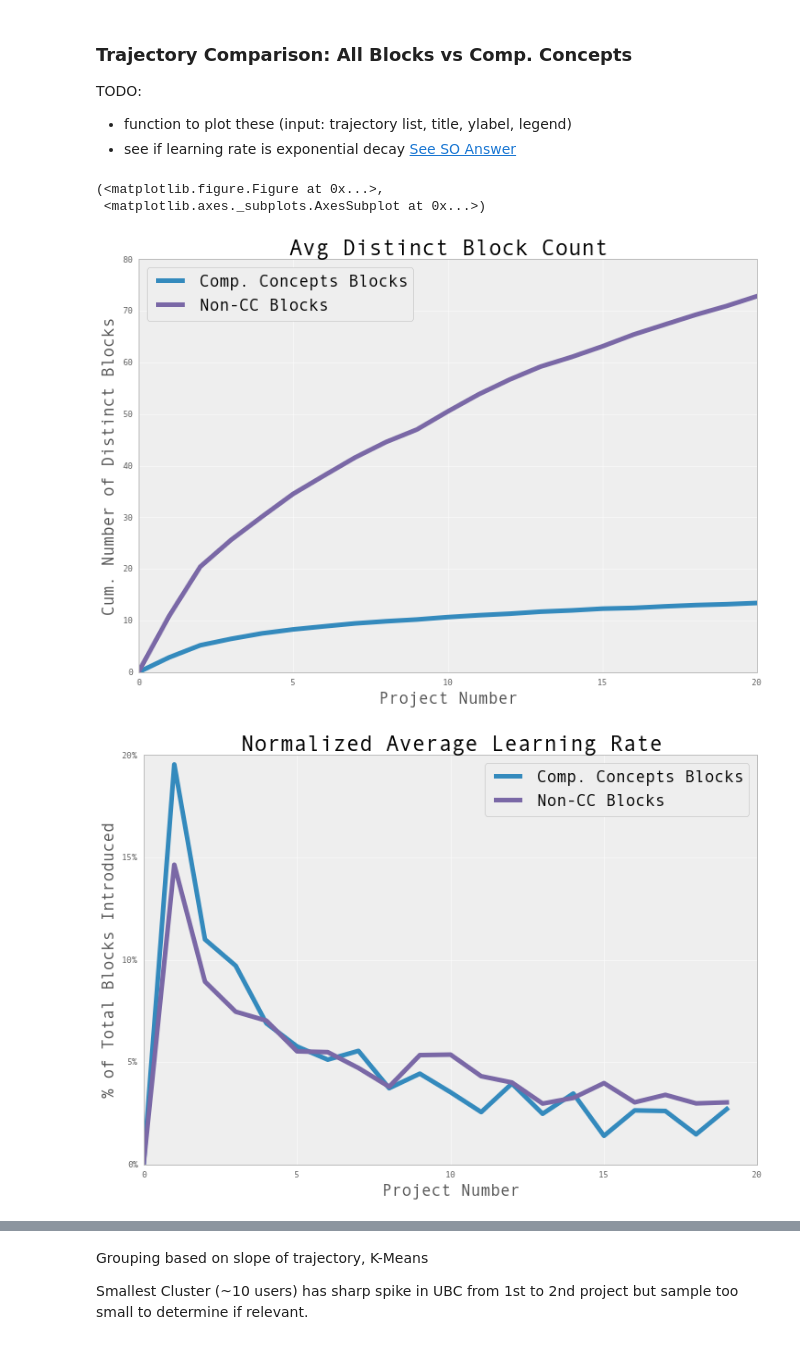
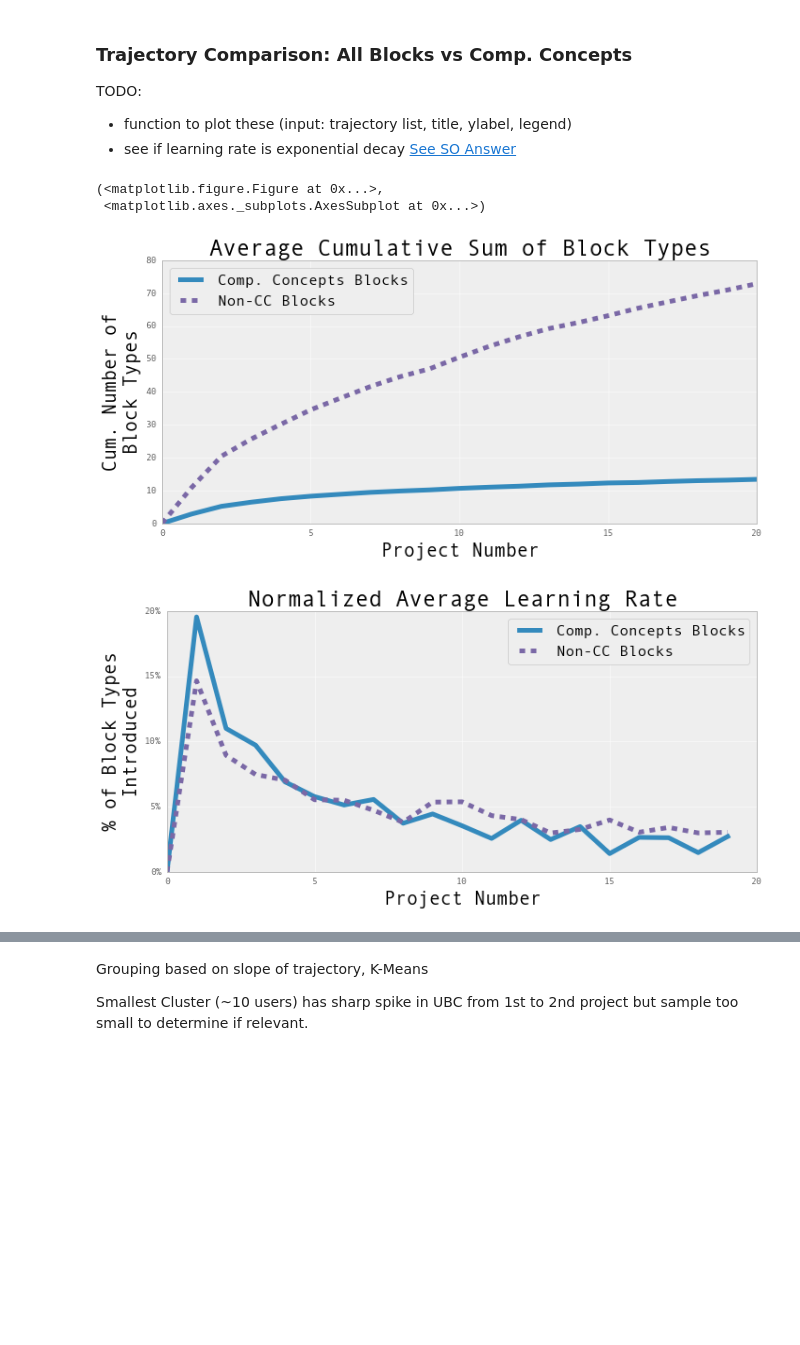
Before and after one commit to bxie/ai2_user_trajectory, a Jupyter notebook: analysis.ipynb, the cells around one changed output, grey strips where cells are left out. Cells and saved outputs as stored; diff of their text form; code cells hidden in the pictures; blank space fills up the shorter version.

```diff
--- a/analysis.ipynb
+++ b/analysis.ipynb
@@ -515,5 +673,13 @@ counts = []
 for key, count in cc_count_sorted:
     btypes.append(key)
     counts.append(count)
-    print "{}\t{}".format(key, count)
+
+counts_reversed = counts[::-1]
+btypes_reversed = btypes[::-1]
+
+for key, count in cc_count_sorted:
+    print "{}\t{}".format(key, float(count))
+#     print "{}\t{}".format(key, float(count)/sum(counts)*100)
+
+print len(counts)
 # %% [output]
@@ -710,15 +911,16 @@ TODO:
 - see if learning rate is exponential decay [See SO Answer](http://stackoverflow.com/questions/3938042/fitting-exponential-decay-with-no-initial-guessing)
 # %%
 # plot_trajectory(traj_mat_list, title="", ylabel="", percent=False, legend_loc=2)
-def plot_trajectory(traj_mat_list, title="Avg Distinct Block Count",
-                    ylabel="Cum. Number of Distinct Blocks",
+def plot_trajectory(traj_mat_list, title="Average Cumulative Sum of Block Types",
+                    ylabel="Cum. Number of\nBlock Types",
                     legend = ['Comp. Concepts Blocks', 'Non-CC Blocks'], legend_loc=2, percent=False):
 
-    fig = plt.figure(figsize=(12,8))
+#     fig = plt.figure(figsize=(11.3,7))
+    fig = plt.figure(figsize=(11.3,5))
     ax = fig.add_subplot(1,1,1)
-    plt.xlabel('Project Number', fontsize=18)
-    plt.ylabel(ylabel, fontsize=18)
-    plt.title(title, fontsize=24)
+    plt.xlabel('Project Number', fontsize=20, color='black')
+    plt.ylabel(ylabel, fontsize=20, color='black')
+    plt.title(title, fontsize=24, color='black')
     my_legend = legend
 
     for i in range(len(traj_mat_list)):
@@ -728,10 +930,14 @@ def plot_trajectory(traj_mat_list, title="Avg Distinct Block Count",
         num_users = np.shape(t_mat)[0]
         t_mat = np.insert(t_mat, 0, 0, axis=1) #0 added in beginning for plot
         T_avg = np.average(t_mat, axis=0) #avg of each column/at each project
-        plt.plot(T_avg, linewidth=5)
+        if i==1:
+            plt.plot(T_avg, linewidth=5, linestyle='dashed')
+        else:
+            plt.plot(T_avg, linewidth=5)
+
         my_legend.append("{} ({} users)".format(i, num_users))
 
-    plt.legend(my_legend, loc=legend_loc, fontsize=18)
+    plt.legend(my_legend, loc=legend_loc, fontsize=16)
     if percent:
         fmt = '%.0f%%' # Format you want the ticks, e.g. '40%'
         yticks = mtick.FormatStrFormatter(fmt)
@@ -741,33 +947,36 @@ def plot_trajectory(traj_mat_list, title="Avg Distinct Block Count",
 # %%
 """
 Plotting UBC of all blocks vs CT blocks
 """
 mats, inds = split_by_end_cwubc(T_all, 1)
 mats_not, inds_not = split_by_end_cwubc(T_all_not, 1)
 mats_cc, inds_cc = split_by_end_cwubc(T_all_cc, 1)
 
 both_mats = [mats_cc[0], mats_not[0]]
 
 #Avg Block Count
 plot_trajectory(both_mats)
 
 
 #Normalized Learning Rate
-mats_delta = [normalize_trajectory(difference_trajectory(mats_cc[0]), by_max=False),
-              normalize_trajectory(difference_trajectory(mats_not[0]), by_max=False)]
+mats_delta = [
+    normalize_trajectory(difference_trajectory(mats_cc[0]), by_max=False),
+    normalize_trajectory(difference_trajectory(mats_not[0]), by_max=False)
+    ]
 
-plot_trajectory(mats_delta, title="Normalized Average Learning Rate", ylabel="% of Total Blocks Introduced",
+plot_trajectory(mats_delta, title="Normalized Average Learning Rate",
+                ylabel="% of Block Types\nIntroduced",
                 percent=True, legend_loc=1)
 
 
 #Normalized Block Count
 mats_norm = [normalize_trajectory(mats_cc[0]), normalize_trajectory(mats_not[0])]
 # both_mats_norm = [normalize_trajectory(mats_cc[0])]
 
-plot_trajectory(mats_norm, title="Avg Distinct Block Count (Normalized)",
-                ylabel="% of Cum. Number of Unique Blocks", percent=True, legend_loc=2)
+plot_trajectory(mats_norm, title="Normalized Avg. Cum. Sum of Block Types",
+                ylabel="% of Cum. Number\nof Block Types", percent=True, legend_loc=2)
 # %% [output]
 (<matplotlib.figure.Figure at 0x...>,
  <matplotlib.axes._subplots.AxesSubplot at 0x...>)
-[figure, old version]
+[figure, new version]
-[figure, old version]
+[figure, new version]
```
Also changed, not shown: parts of 24 cells of this notebook.
